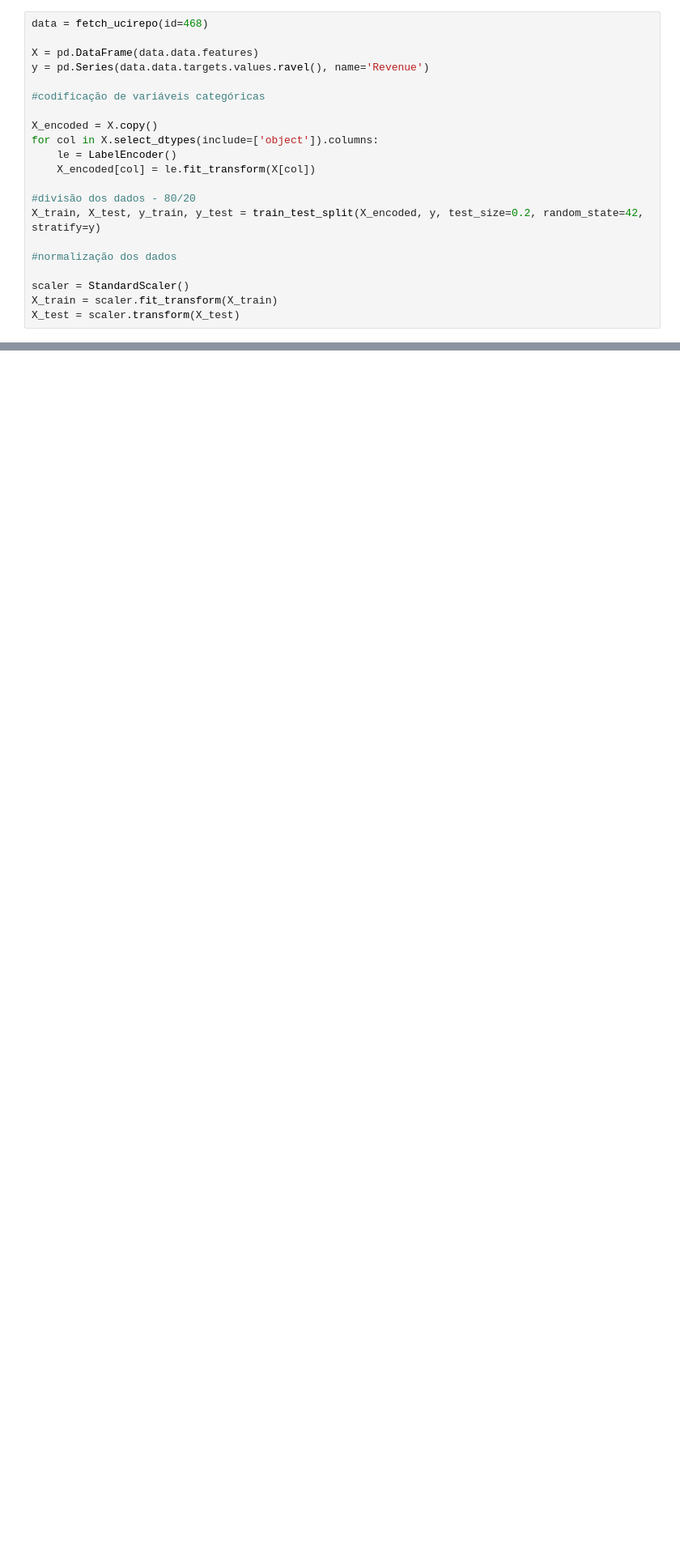
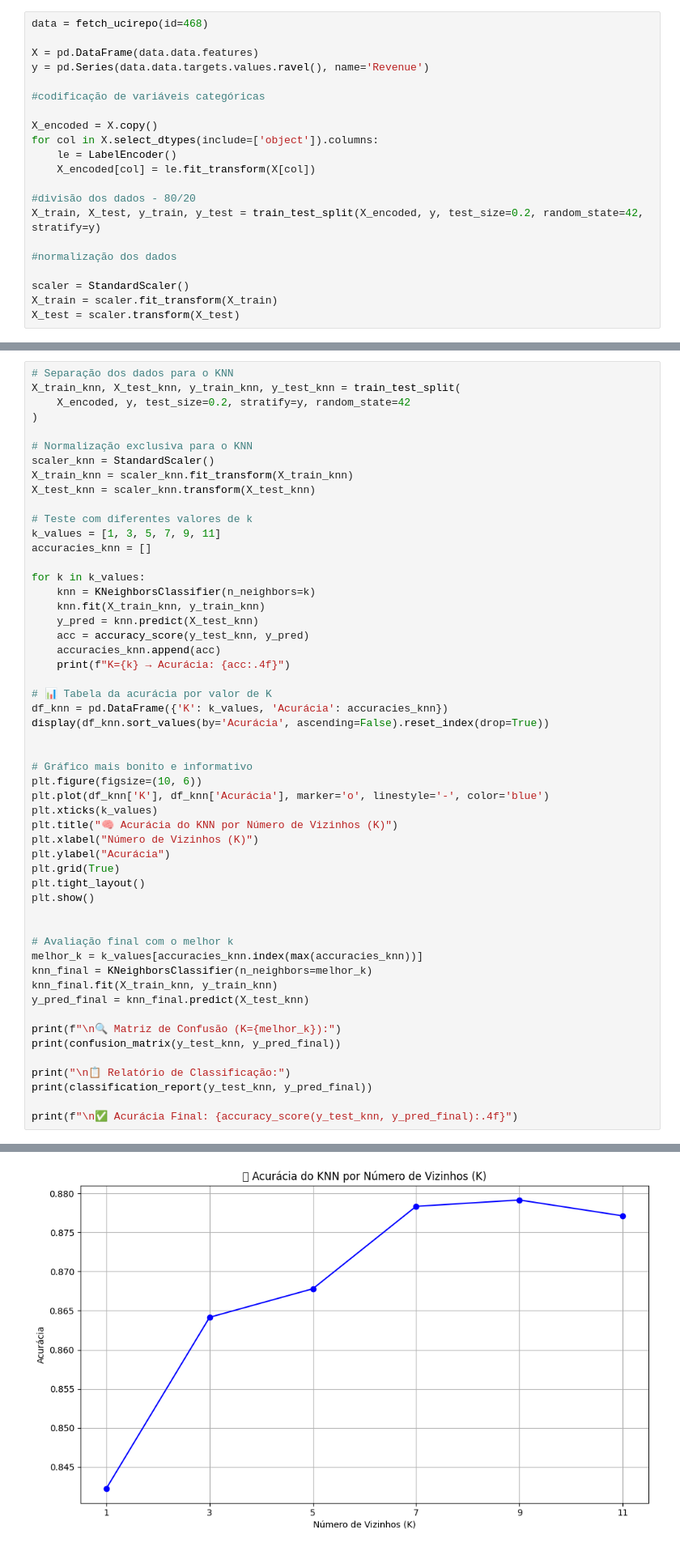
Before and after one commit to Davi-SO/Redes-neurais, a Jupyter notebook: MLP1.ipynb, the cells around one changed output, grey strips where cells are left out. Shown at 81% size. Saved outputs shown, nothing was run; the diff lists cells and outputs as text; blank space fills up the shorter version.

```diff
--- a/MLP1.ipynb
+++ b/MLP1.ipynb
@@ -128,0 +139,54 @@ weighted avg       0.86      0.87      0.87      2466
+# %%
+# Separação dos dados para o KNN
+X_train_knn, X_test_knn, y_train_knn, y_test_knn = train_test_split(
+    X_encoded, y, test_size=0.2, stratify=y, random_state=42
+)
+
+# Normalização exclusiva para o KNN
+scaler_knn = StandardScaler()
+X_train_knn = scaler_knn.fit_transform(X_train_knn)
+X_test_knn = scaler_knn.transform(X_test_knn)
+
+# Teste com diferentes valores de k
+k_values = [1, 3, 5, 7, 9, 11]
+accuracies_knn = []
+
+for k in k_values:
+    knn = KNeighborsClassifier(n_neighbors=k)
+    knn.fit(X_train_knn, y_train_knn)
+    y_pred = knn.predict(X_test_knn)
+    acc = accuracy_score(y_test_knn, y_pred)
+    accuracies_knn.append(acc)
+    print(f"K={k} → Acurácia: {acc:.4f}")
+
+# 📊 Tabela da acurácia por valor de K
+df_knn = pd.DataFrame({'K': k_values, 'Acurácia': accuracies_knn})
+display(df_knn.sort_values(by='Acurácia', ascending=False).reset_index(drop=True))
+
+
+# Gráfico mais bonito e informativo
+plt.figure(figsize=(10, 6))
+plt.plot(df_knn['K'], df_knn['Acurácia'], marker='o', linestyle='-', color='blue')
+plt.xticks(k_values)
+plt.title("🧠 Acurácia do KNN por Número de Vizinhos (K)")
+plt.xlabel("Número de Vizinhos (K)")
+plt.ylabel("Acurácia")
+plt.grid(True)
+plt.tight_layout()
+plt.show()
+
+
+# Avaliação final com o melhor k
+melhor_k = k_values[accuracies_knn.index(max(accuracies_knn))]
+knn_final = KNeighborsClassifier(n_neighbors=melhor_k)
+knn_final.fit(X_train_knn, y_train_knn)
+y_pred_final = knn_final.predict(X_test_knn)
+
+print(f"\n🔍 Matriz de Confusão (K={melhor_k}):")
+print(confusion_matrix(y_test_knn, y_pred_final))
+
+print("\n📋 Relatório de Classificação:")
+print(classification_report(y_test_knn, y_pred_final))
+
+print(f"\n✅ Acurácia Final: {accuracy_score(y_test_knn, y_pred_final):.4f}")
+# %% [output]
@@ -128,0 +206 @@ weighted avg       0.86      0.87      0.87      2466
+[figure, added]
```
Also changed, not shown: parts of 6 cells of this notebook.
